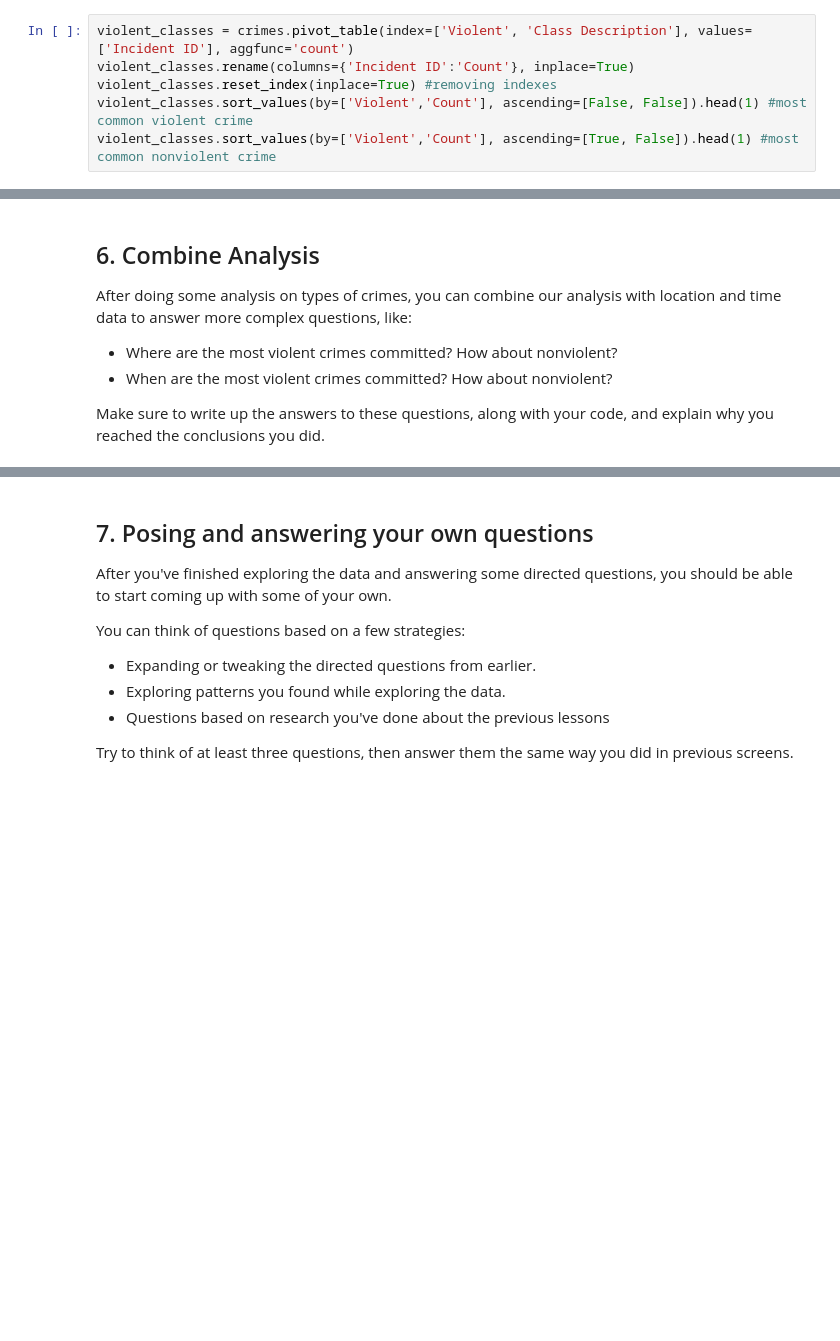
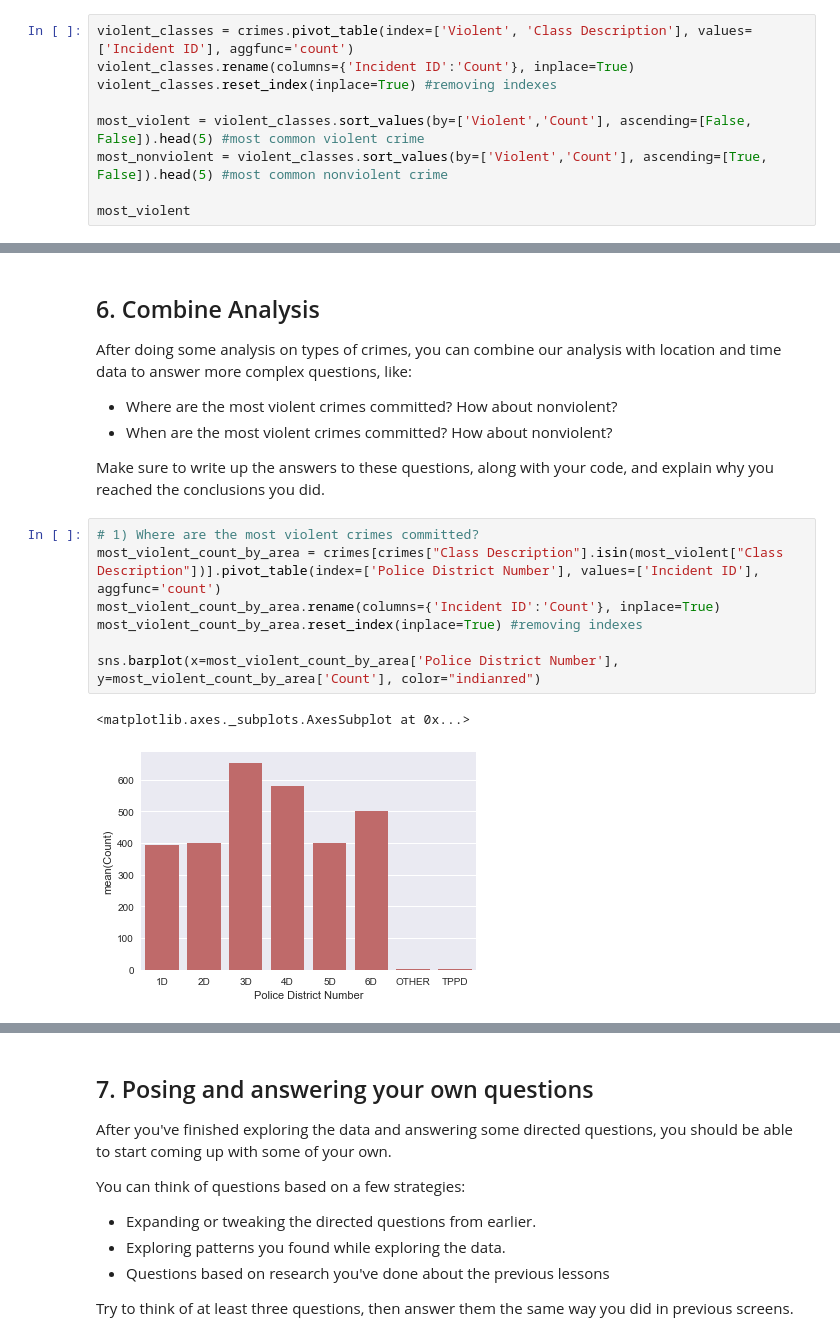
Before and after one commit to adrianabenicio/MontgomeryCrimes, a Jupyter notebook: Project #1 Finding Patterns in Crime.ipynb, the cells around one changed output, grey strips where cells are left out. Cells and saved outputs as stored; diff of their text form; blank space fills up the shorter version.

Commit message:
6) Where are the most violent crimes committed? How about nonviolent?

```diff
--- a/Project #1 Finding Patterns in Crime.ipynb
+++ b/Project #1 Finding Patterns in Crime.ipynb
@@ -188,5 +206,8 @@ crimes['Violent'] = violent
 violent_classes = crimes.pivot_table(index=['Violent', 'Class Description'], values=['Incident ID'], aggfunc='count')
 violent_classes.rename(columns={'Incident ID':'Count'}, inplace=True)
 violent_classes.reset_index(inplace=True) #removing indexes
-violent_classes.sort_values(by=['Violent','Count'], ascending=[False, False]).head(1) #most common violent crime
-violent_classes.sort_values(by=['Violent','Count'], ascending=[True, False]).head(1) #most common nonviolent crime
+
+most_violent = violent_classes.sort_values(by=['Violent','Count'], ascending=[False, False]).head(5) #most common violent crime
+most_nonviolent = violent_classes.sort_values(by=['Violent','Count'], ascending=[True, False]).head(5) #most common nonviolent crime
+
+most_violent
@@ -199,3 +227,13 @@ After doing some analysis on types of crimes, you can combine our analysis with
 - When are the most violent crimes committed? How about nonviolent?
 
 Make sure to write up the answers to these questions, along with your code, and explain why you reached the conclusions you did.
+# %%
+# 1) Where are the most violent crimes committed?
+most_violent_count_by_area = crimes[crimes["Class Description"].isin(most_violent["Class Description"])].pivot_table(index=['Police District Number'], values=['Incident ID'], aggfunc='count')
+most_violent_count_by_area.rename(columns={'Incident ID':'Count'}, inplace=True)
+most_violent_count_by_area.reset_index(inplace=True) #removing indexes
+
+sns.barplot(x=most_violent_count_by_area['Police District Number'], y=most_violent_count_by_area['Count'], color="indianred")
+# %% [output]
+<matplotlib.axes._subplots.AxesSubplot at 0x...>
+[figure, added]
```
Also changed, not shown: parts of 4 cells of this notebook.
